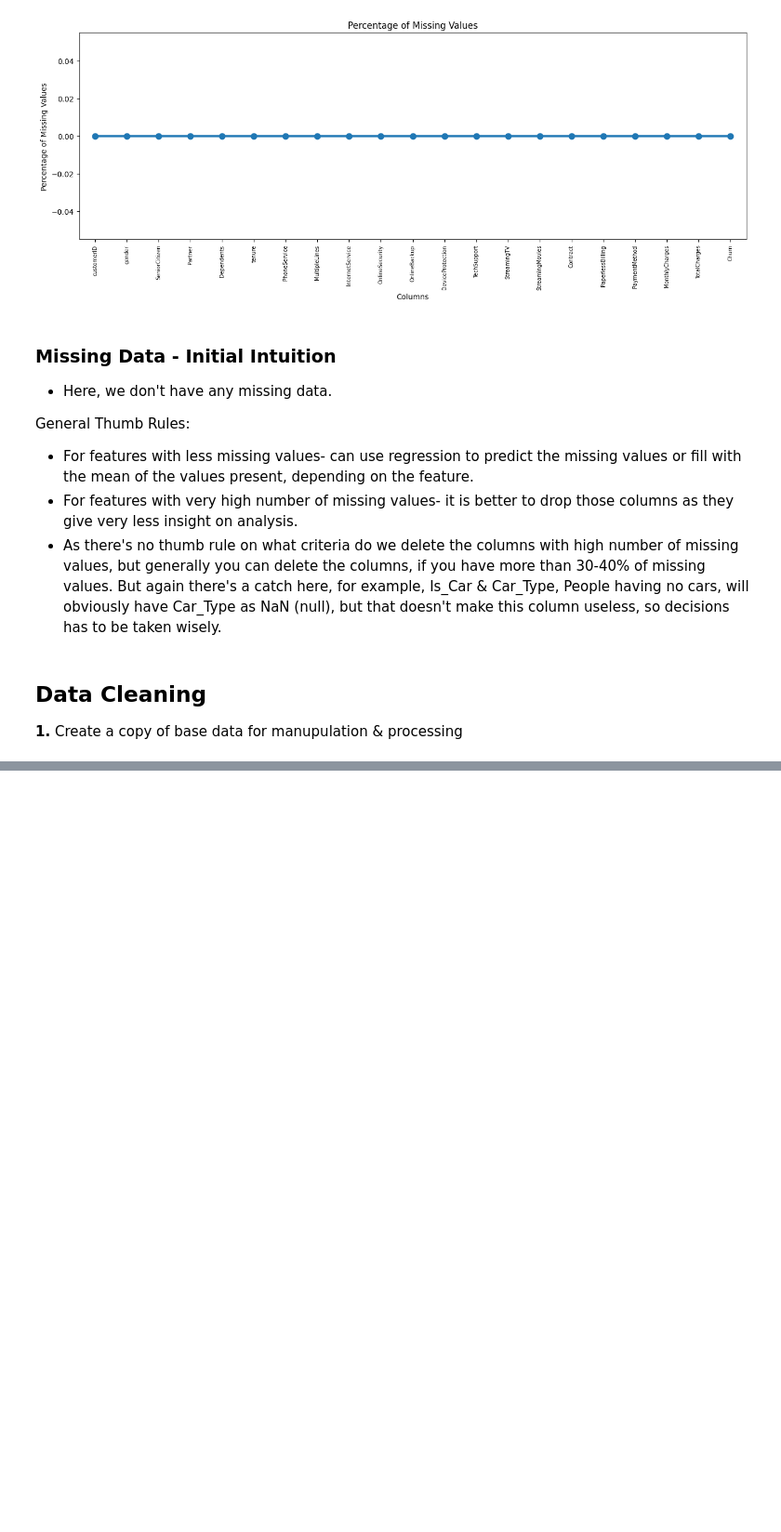
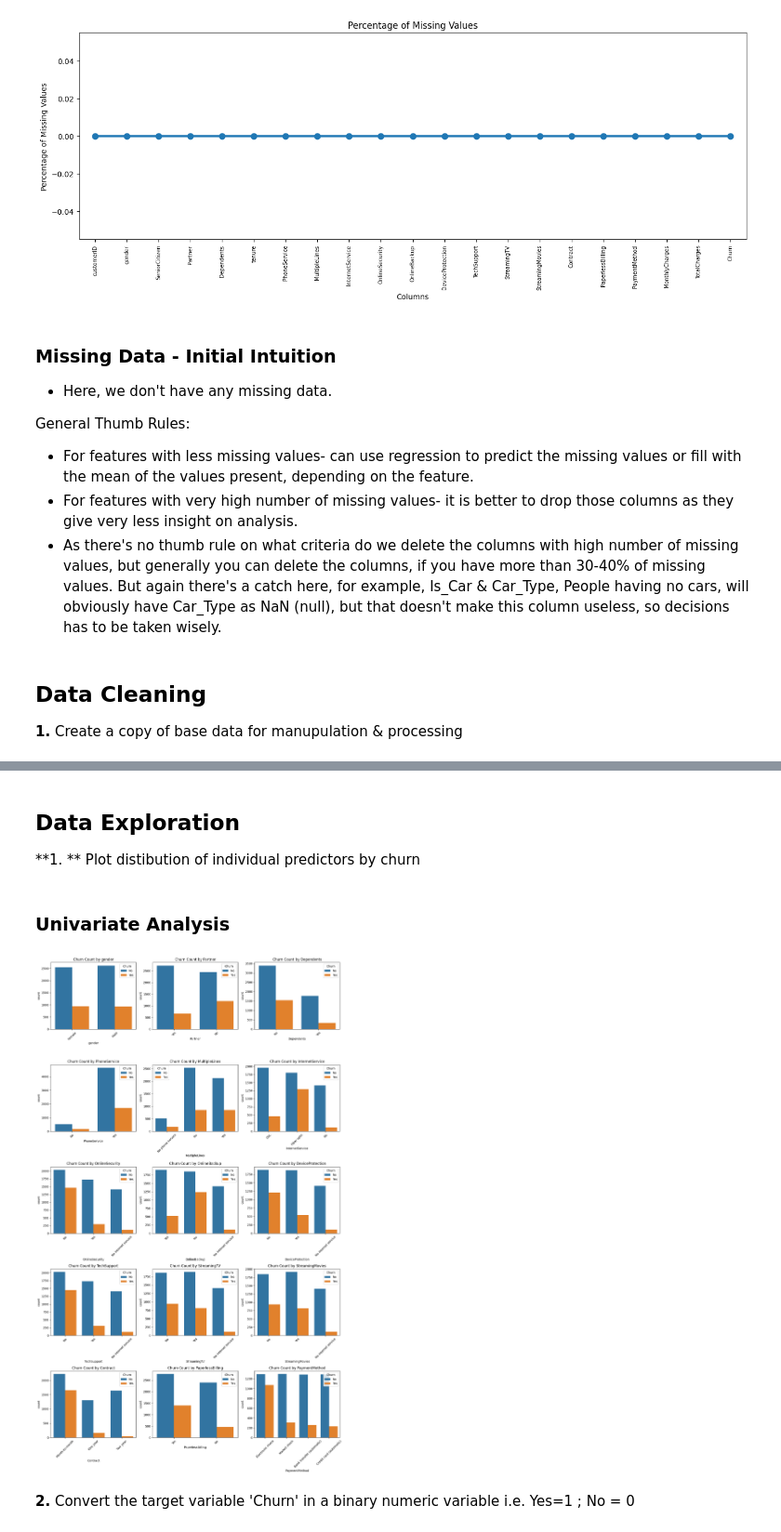
Before and after one commit to Georginh0/churn_analysis, a Jupyter notebook: notebooks/churn_analysis_EDA.ipynb, the cells around one changed output, grey strips where cells are left out. Shown at 93% size. Saved outputs shown, nothing was run; the diff lists cells and outputs as text; code cells hidden in the pictures; blank space fills up the shorter version.

```diff
--- a/notebooks/churn_analysis_EDA.ipynb
+++ b/notebooks/churn_analysis_EDA.ipynb
@@ -180,0 +181,3 @@ telco_data = telco_df.copy()
+# %%
+telco_data.TotalCharges = pd.to_numeric(telco_data.TotalCharges, errors='coerce')
+telco_data.isnull().sum()
@@ -180,0 +224,5 @@ telco_data = telco_df.copy()
+# %%
+#Removing missing values
+telco_data.dropna(how = 'any', inplace = True)
+
+#telco_data.fillna(0)
@@ -180,0 +236,8 @@ telco_data = telco_df.copy()
+# %%
+# Group the tenure in bins of 12 months
+labels = ["{0} - {1}".format(i, i + 11) for i in range(1, 72, 12)]
+
+telco_data['tenure_group'] = pd.cut(telco_data.tenure, range(1, 80, 12), right=False, labels=labels)
+
+
+telco_data['tenure_group'].value_counts()
@@ -180,0 +255,4 @@ telco_data = telco_df.copy()
+# %%
+#drop column customerID and tenure
+telco_data.drop(columns= ['customerID','tenure'], axis=1, inplace=True)
+telco_data.head()
@@ -180,0 +266,37 @@ telco_data = telco_df.copy()
+# %% [markdown]
+## Data Exploration
+**1. ** Plot distibution of individual predictors by churn
+# %% [markdown]
+### Univariate Analysis
+# %%
+
+# Select categorical variables (excluding 'Churn')
+categorical_cols = telco_data.select_dtypes(include=['object']).columns.drop(['Churn'])
+
+# Define the number of rows & columns for subplots
+num_cols = 3
+num_rows = -(-len(categorical_cols) // num_cols)
+
+# Create subplots
+fig, axes = plt.subplots(num_rows, num_cols, figsize=(15, num_rows * 5))
+axes = axes.flatten()  # Flatten in case of 1D array
+
+# Iterate through categorical predictors & plot on subplots
+for i, predictor in enumerate(categorical_cols):
+    sns.countplot(data=telco_data, x=predictor, hue='Churn', ax=axes[i])
+    axes[i].set_title(f"Churn Count by {predictor}")
+
+
+    axes[i].set_xticks(axes[i].get_xticks())
+    axes[i].set_xticklabels(axes[i].get_xticklabels(), rotation=45)
+
+# Remove empty subplots if any
+for j in range(i + 1, len(axes)):
+    fig.delaxes(axes[j])
+
+plt.tight_layout()
+plt.show()
+# %% [output]
+[figure, added]
+# %% [markdown]
+**2.** Convert the target variable 'Churn'  in a binary numeric variable i.e. Yes=1 ; No = 0
```
Also changed, not shown: parts of 34 cells of this notebook.
